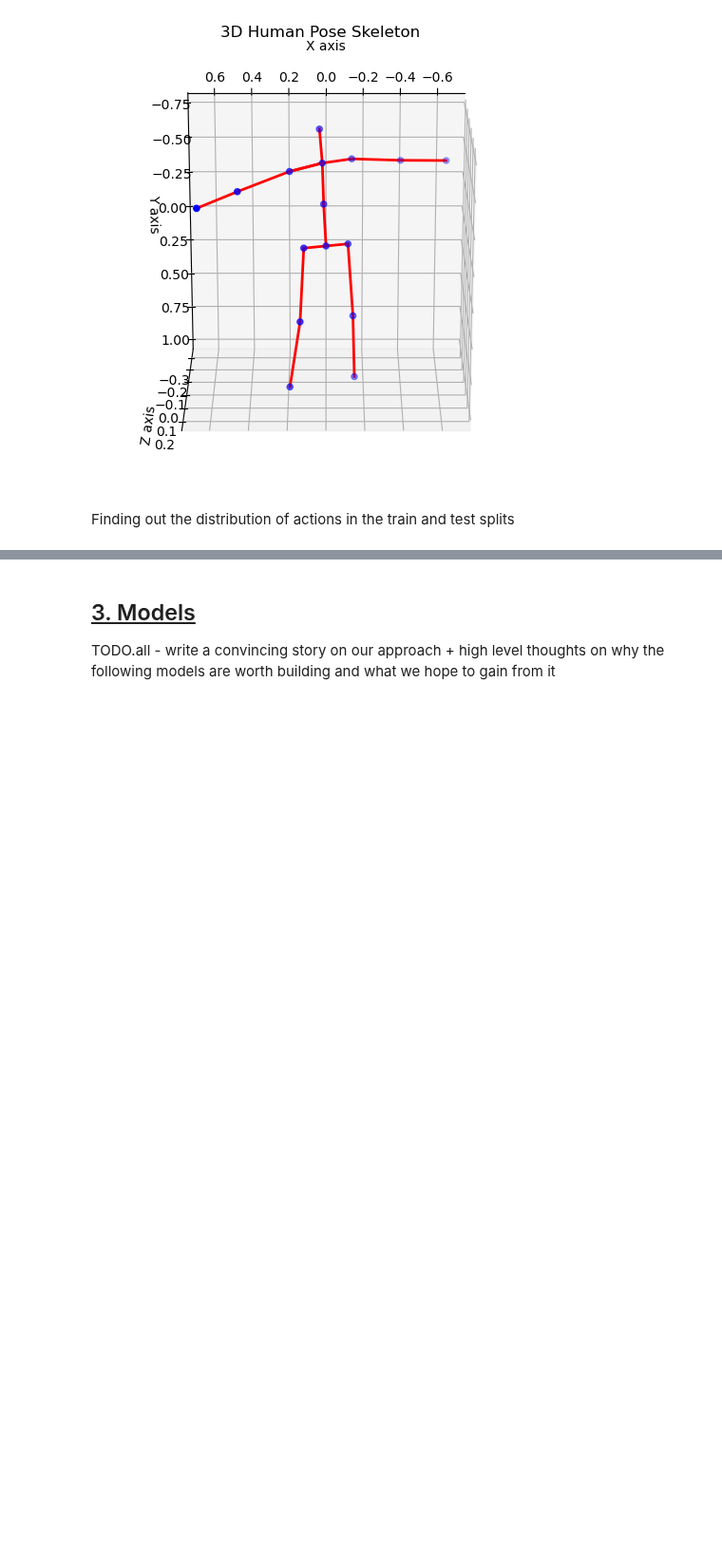
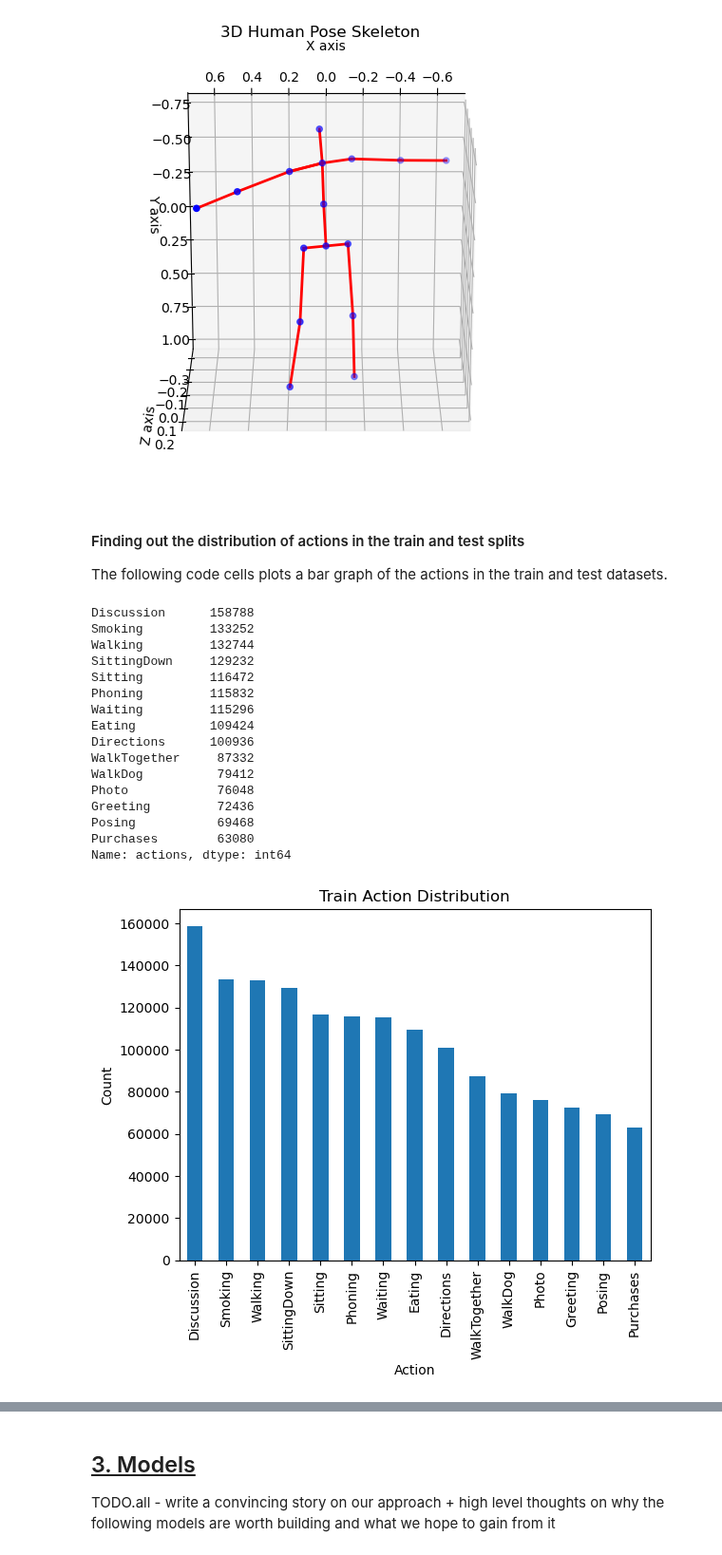
Before and after one commit to ParasharaRamesh/Poseidon, a Jupyter notebook: poseidon.ipynb, the cells around one changed output, grey strips where cells are left out. Shown at 95% size. Saved outputs shown, nothing was run; the diff lists cells and outputs as text; code cells hidden in the pictures; blank space fills up the shorter version.

Commit message:
adding bar graphs

```diff
--- a/poseidon.ipynb
+++ b/poseidon.ipynb
@@ -255,6 +255,43 @@ visualize_3d_pose(poses_3d[0], elev=110, azim=90)
 [figure]
 [figure]
 # %% [markdown]
-Finding out the distribution of actions in the train and test splits
+#### Finding out the distribution of actions in the train and test splits
+
+The following code cells plots a bar graph of the actions in the train and test datasets.
+# %%
+import pandas as pd
+import matplotlib.pyplot as plt
+
+def show_action_stats(actions, type):
+    train_actions_df = pd.DataFrame(train_actions, columns=['actions'])
+    action_counts = train_actions_df['actions'].value_counts()
+    print(action_counts)
+
+    action_counts.plot(kind='bar')
+
+    # Step 4: Show the plot
+    plt.title(f'{type} Action Distribution')
+    plt.xlabel('Action')
+    plt.ylabel('Count')
+    plt.show()
 # %%
-#TODO.parash bar graphs
+train_actions = np.load("datasets/h36m/Processed/train_actions.npy")
+show_action_stats(train_actions, "Train")
+# %% [output]
+Discussion      158788
+Smoking         133252
+Walking         132744
+SittingDown     129232
+Sitting         116472
+Phoning         115832
+Waiting         115296
+Eating          109424
+Directions      100936
+WalkTogether     87332
+WalkDog          79412
+Photo            76048
+Greeting         72436
+Posing           69468
+Purchases        63080
+Name: actions, dtype: int64
+[figure, added]
```
Also changed, not shown: parts of 2 cells of this notebook.
